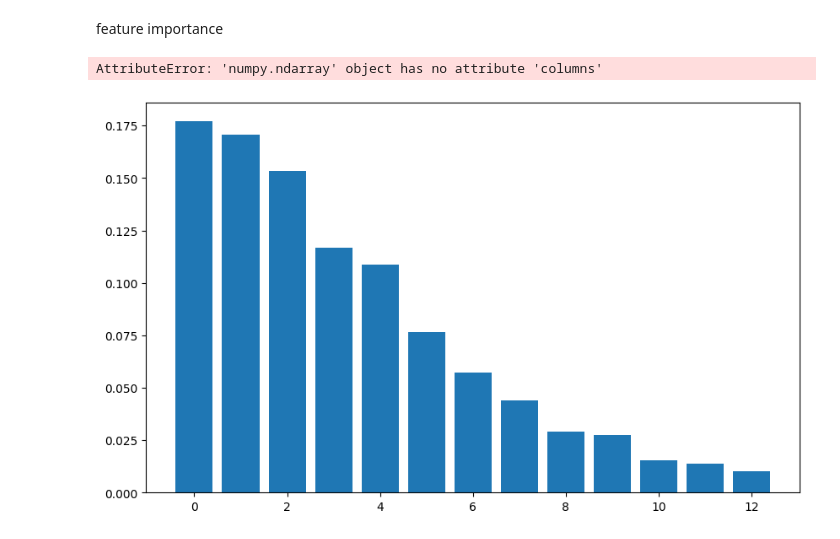
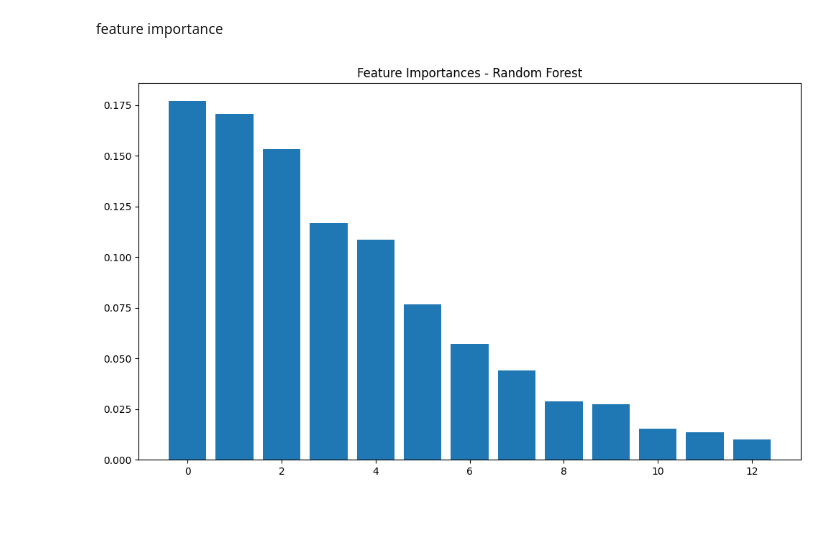
Before and after one commit to tanmaie097/intern-bootcamp, a Jupyter notebook: 06_ml/model_training.ipynb, the cells around one changed output. Cells and saved outputs as stored; diff of their text form; code cells hidden in the pictures; blank space fills up the shorter version.

```diff
--- a/06_ml/model_training.ipynb
+++ b/06_ml/model_training.ipynb
@@ -130,14 +130,12 @@ X = wine.data
 # %%
 import numpy as np
 importances = best_model.feature_importances_
 indices = np.argsort(importances)[::-1]
 
 plt.figure(figsize=(10,6))
 plt.bar(range(X.shape[1]), importances[indices])
-plt.xticks(range(X.shape[1]), X.columns[indices], rotation=90)
 plt.title("Feature Importances - Random Forest")
 plt.tight_layout()
 plt.show()
 # %% [output]
-AttributeError: 'numpy.ndarray' object has no attribute 'columns'
-[figure, old version]
+[figure, new version]
```
